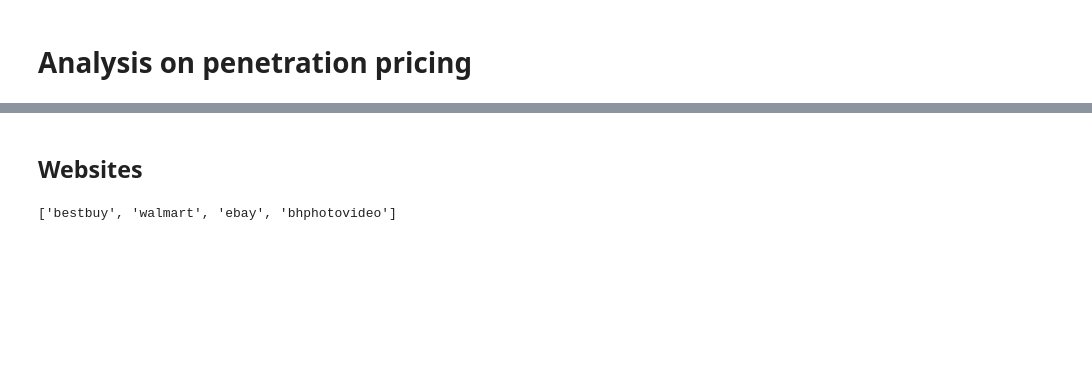
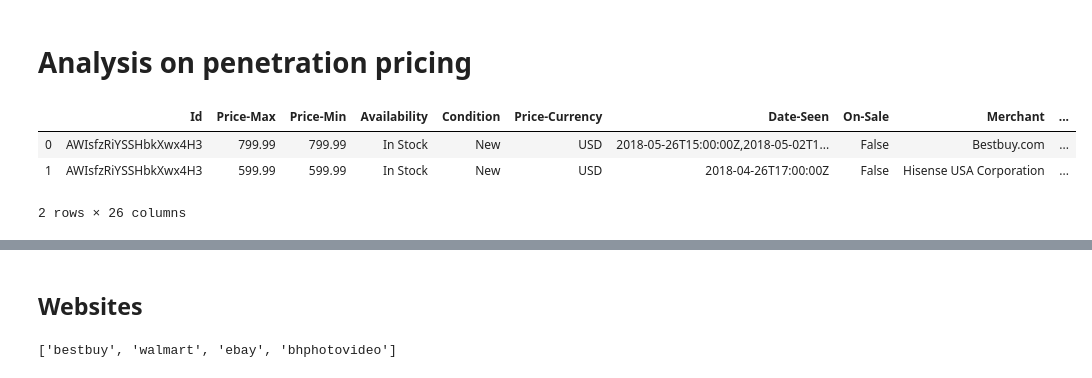
Before and after one commit to sitathomas/NYCDSA_Hackathon_720, a Jupyter notebook: Penetration pricing.ipynb, the cells around one changed output, grey strips where cells are left out. Cells and saved outputs as stored; diff of their text form; code cells hidden in the pictures; blank space fills up the shorter version.

```diff
--- a/Penetration pricing.ipynb
+++ b/Penetration pricing.ipynb
@@ -12,6 +14,13 @@ import matplotlib.dates as mdates
 # Load CSV to a pandas dataframe
 
 df = pd.read_csv('Products.csv',infer_datetime_format=True, parse_dates=True)
+# %%
+df.head(2)
+# %% [output]
+|  | Id | Price-Max | Price-Min | Availability | Condition | Price-Currency | Date-Seen | On-Sale | Merchant | ... |
+| 0 | AWIsfzRiYSSHbkXwx4H3 | 799.99 | 799.99 | In Stock | New | USD | 2018-05-26T15:00:00Z,2018-05-02T1... | False | Bestbuy.com | ... |
+| 1 | AWIsfzRiYSSHbkXwx4H3 | 599.99 | 599.99 | In Stock | New | USD | 2018-04-26T17:00:00Z | False | Hisense USA Corporation | ... |
+2 rows × 26 columns
 # %%
 # filter only useful columns
 
```
Also changed, not shown: parts of 8 cells of this notebook.
